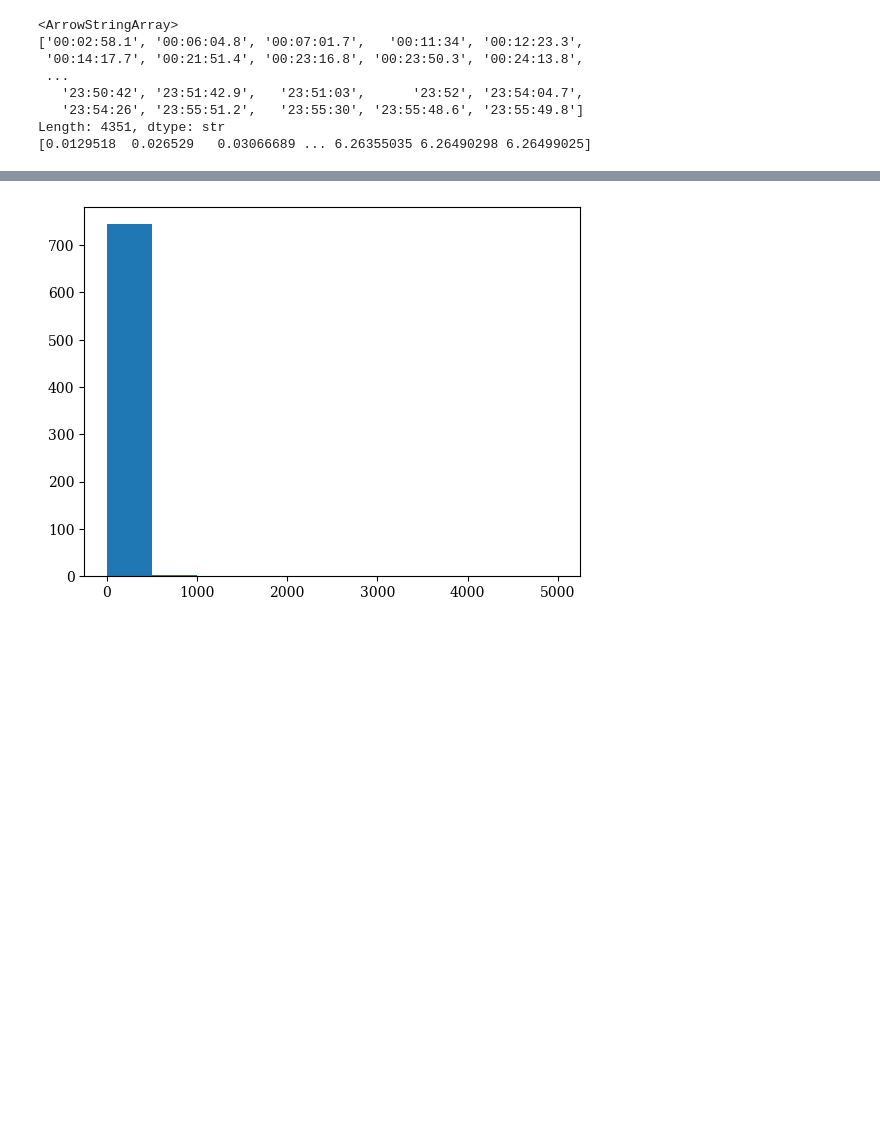
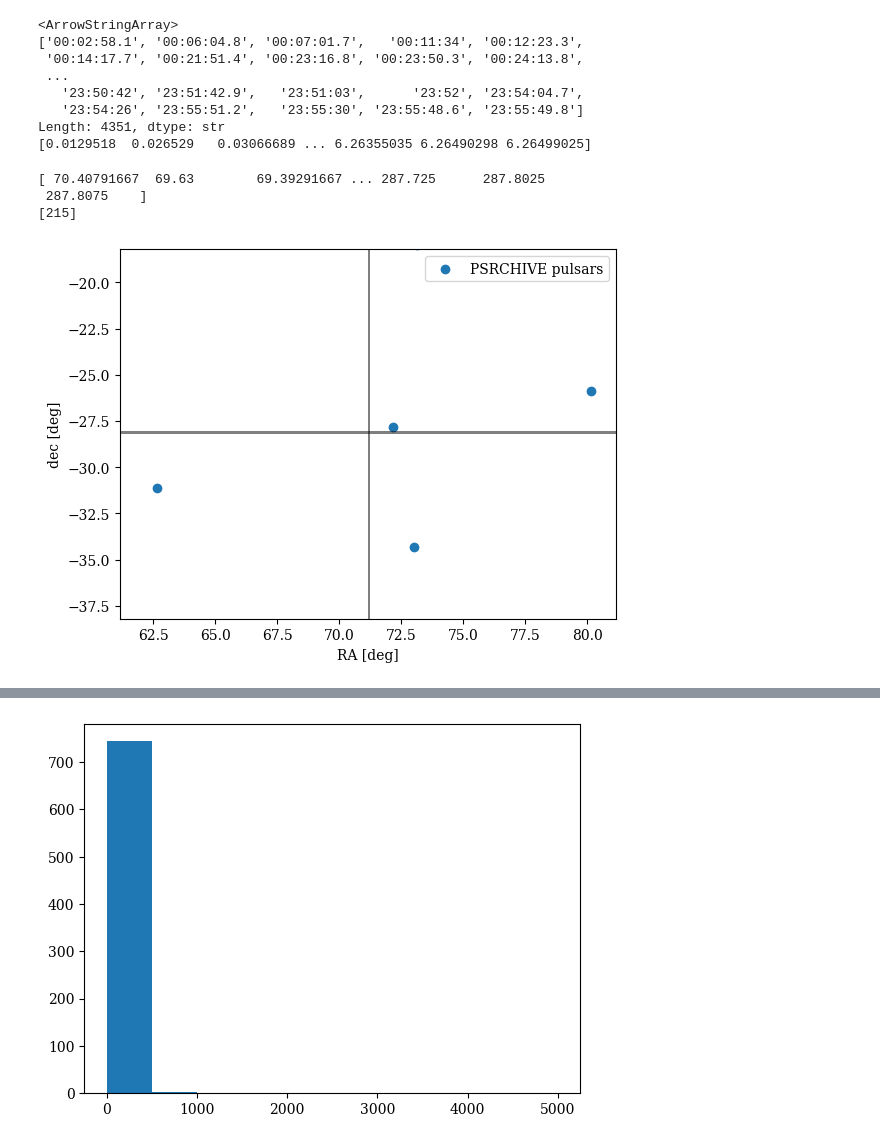
Before and after one commit to bjacobell/PsrSim, a Jupyter notebook: pulsar_sky_plots.ipynb, the cells around one changed output, grey strips where cells are left out. Cells and saved outputs as stored; diff of their text form; code cells hidden in the pictures; blank space fills up the shorter version.

```diff
--- a/pulsar_sky_plots.ipynb
+++ b/pulsar_sky_plots.ipynb
@@ -135,3 +135,23 @@ a_ravec_modified = np.array(a_ravec_modified)
    '23:54:26', '23:55:51.2',   '23:55:30', '23:55:48.6', '23:55:49.8']
 Length: 4351, dtype: str
 [0.0129518  0.026529   0.03066689 ... 6.26355035 6.26490298 6.26499025]
+# %%
+a_ravec_deg = a_ravec*180/np.pi
+a_decvec_deg = a_decvec*180/np.pi
+print(np.abs(a_ravec_deg - 71.15))
+idx = np.where((np.abs(a_ravec_deg - 71.15)<2)&(np.abs(a_decvec_deg - -28.2)<2))[0]
+print(idx)
+plt.scatter(a_ravec_deg, a_decvec*180/np.pi, label='PSRCHIVE pulsars')
+plt.axvspan(71.1652, 71.2269, color='k', lw=0, alpha=0.5)
+plt.axhspan(-28.0596, -28.1804, color='k', lw=0, alpha=0.5)
+plt.xlim(71.15-10, 71.15+10)
+plt.ylim(-28.2-10, -28.2+10)
+plt.xlabel('RA [deg]')
+plt.ylabel('dec [deg]')
+plt.legend()
+plt.show()
+# %% [output]
+[ 70.40791667  69.63        69.39291667 ... 287.725      287.8025
+ 287.8075    ]
+[215]
+[figure, added]
```
Also changed, not shown: parts of 3 cells of this notebook, 5 other files.
